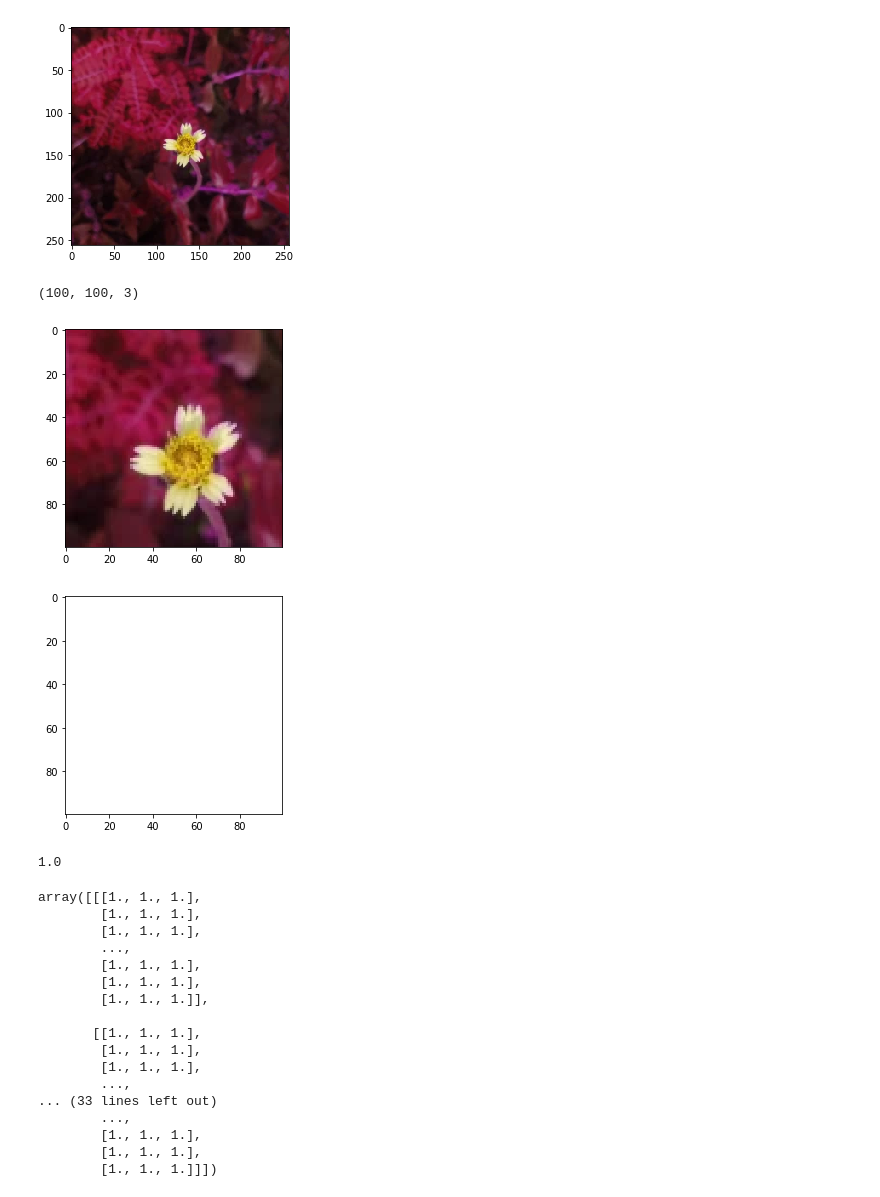
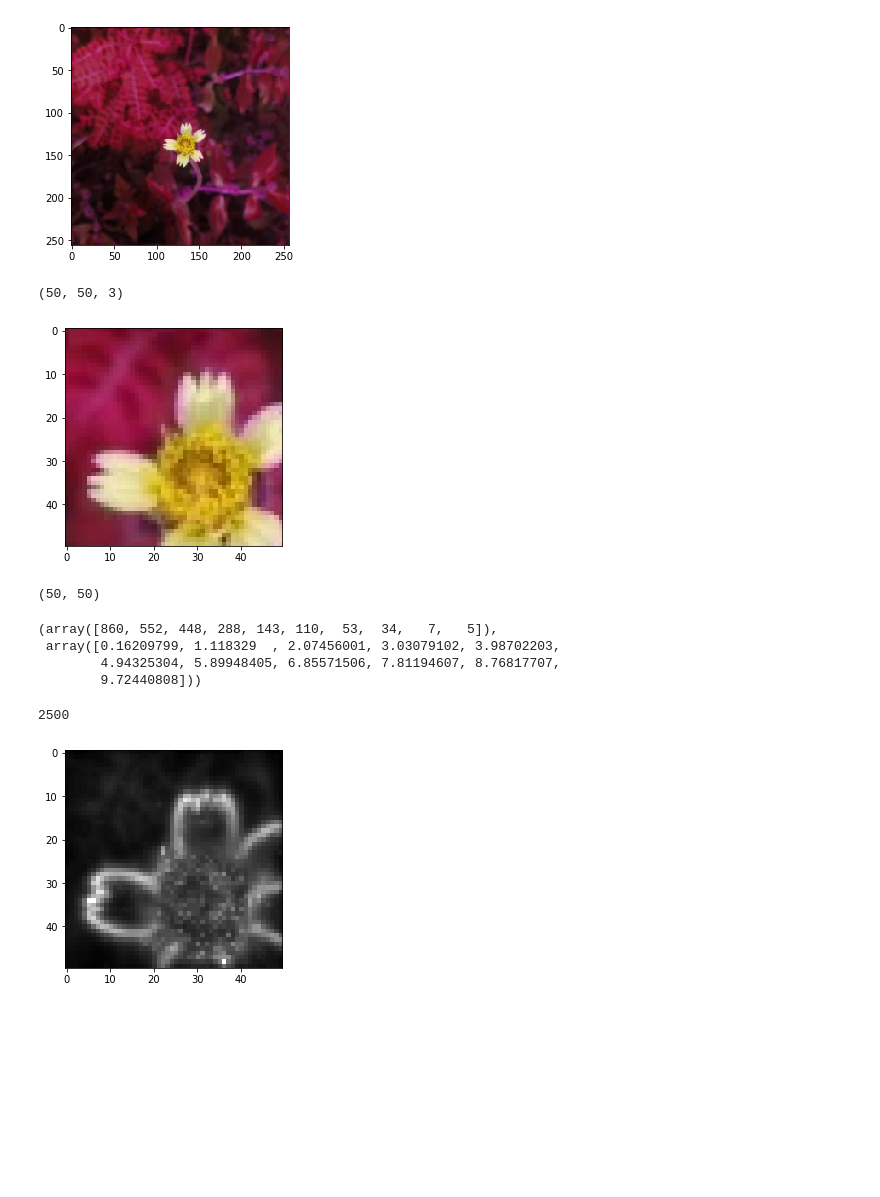
Before and after one commit to MUDITDHAWAN/Computer-Vision, a Jupyter notebook: saliency.ipynb, the cells around one changed output. Drawn from its saved outputs; the diff is of its cells as text; code cells hidden in the pictures; blank space fills up the shorter version.

Commit message:
fixed saliency code, superpixel generation and saliency maps

```diff
--- a/saliency.ipynb
+++ b/saliency.ipynb
@@ -25,19 +25,20 @@ def crop_center(img,cropx,cropy):
     starty = y//2-(cropy//2)
     return img[starty:starty+cropy,startx:startx+cropx, :]
 # %%
-np_img = crop_center(np_img,100,100)
+np_img = crop_center(np_img,50, 50)
 # %%
 np_img.shape
 # %% [output]
-(100, 100, 3)
+(50, 50, 3)
 # %%
 ## Display image
 plt.imshow(np_img)
 plt.show()
 # %% [output]
-[figure, old version]
+[figure, new version]
 # %%
-saliency_matrix = np.zeros_like(np_img)
+saliency_matrix = np.zeros((np_img.shape[0], np_img.shape[1]))
+
 for curr_row in tqdm(range(np_img.shape[0])):
     for curr_col in range(np_img.shape[1]):
         curr_pixel = np_img[curr_row, curr_col]
@@ -48,41 +49,33 @@ for curr_row in tqdm(range(np_img.shape[0])):
 
                 dist = np.linalg.norm(curr_pixel-np_img[row, col])
 #                 print(dist)
-                pos = math.exp(abs(curr_row - row)+ abs(curr_col - col))
+                pos = math.exp(-(abs(curr_row - row)+ abs(curr_col - col))/50)
 #                 print(pos)
                 saliency_val += (dist*pos)
-
+#         print(saliency_val)
         saliency_matrix[curr_row, curr_col] = saliency_val
+#         print(saliency_matrix[curr_row, curr_col] )
+# %%
+saliency_matrix.shape
+# %% [output]
+(50, 50)
+# %%
+np.histogram(saliency_matrix.flatten())
+# %% [output]
+(array([860, 552, 448, 288, 143, 110,  53,  34,   7,   5]),
+ array([0.16209799, 1.118329  , 2.07456001, 3.03079102, 3.98702203,
+        4.94325304, 5.89948405, 6.85571506, 7.81194607, 8.76817707,
+        9.72440808]))
+# %%
+len(np.unique(saliency_matrix))
+# %% [output]
+2500
 # %%
-saliency_matrix = saliency_matrix / np.max(saliency_matrix)
+final_saliency_matrix = saliency_matrix / np.max(saliency_matrix)
 # %%
 ## Visualize the image mask
 # plt.imshow(np_img)
-plt.imshow(saliency_matrix, cmap='gray')
+plt.imshow(final_saliency_matrix, cmap='gray')
 plt.show()
 # %% [output]
-[figure, old version]
+[figure, new version]
-# %%
-np.max(saliency_matrix)
-# %% [output]
-1.0
-# %%
-saliency_matrix
-# %% [output]
-array([[[1., 1., 1.],
-        [1., 1., 1.],
-        [1., 1., 1.],
-        ...,
-        [1., 1., 1.],
-        [1., 1., 1.],
-        [1., 1., 1.]],
-
-       [[1., 1., 1.],
-        [1., 1., 1.],
-        [1., 1., 1.],
-        ...,
-... (33 lines left out)
-        ...,
-        [1., 1., 1.],
-        [1., 1., 1.],
-        [1., 1., 1.]]])
```
Also changed, not shown: 2 other files.
